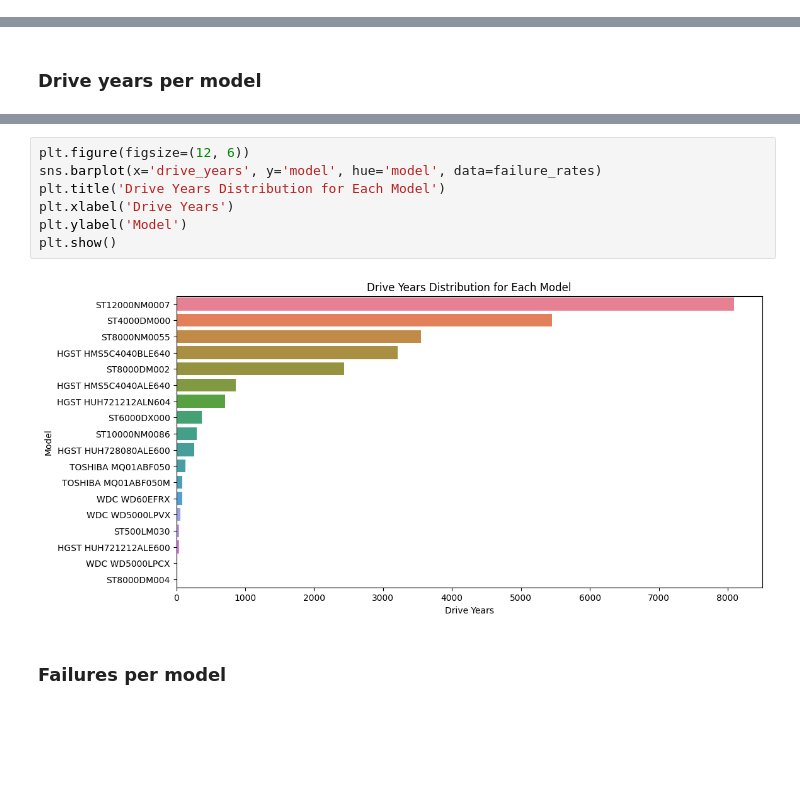
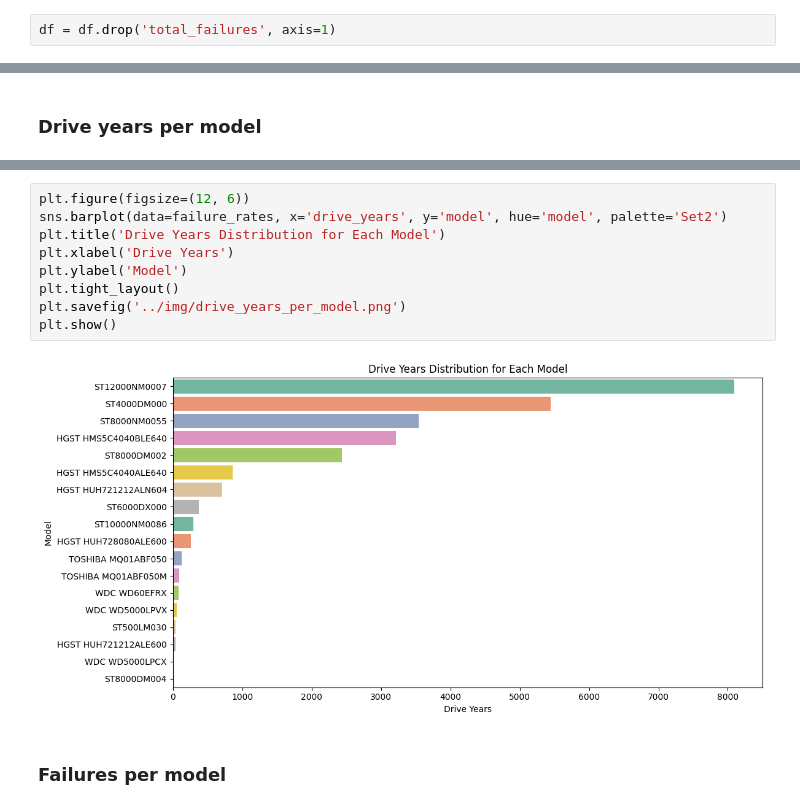
Before and after one commit to baari-ali/hard-drive-predictive-maintenance, a Jupyter notebook: src/data_analysis.ipynb, the cells around one changed output, grey strips where cells are left out. Cells and saved outputs as stored; diff of their text form; blank space fills up the shorter version.

```diff
--- a/src/data_analysis.ipynb
+++ b/src/data_analysis.ipynb
@@ -89,3 +66,5 @@ df[df['total_failures'] > 1]['serial_number'].nunique()
+# %%
+df = df.drop('total_failures', axis=1)
 # %% [markdown]
 ## Emulating Backblaze's method to calculate the annual failure rate from their SQL files
 # %% [markdown]
@@ -403,12 +432,14 @@ plt.show()
 # %%
 plt.figure(figsize=(12, 6))
-sns.barplot(x='drive_years', y='model', hue='model', data=failure_rates)
+sns.barplot(data=failure_rates, x='drive_years', y='model', hue='model', palette='Set2')
 plt.title('Drive Years Distribution for Each Model')
 plt.xlabel('Drive Years')
 plt.ylabel('Model')
+plt.tight_layout()
+plt.savefig('../img/drive_years_per_model.png')
 plt.show()
 # %% [output]
-[figure, old version]
+[figure, new version]
 # %% [markdown]
 ### Failures per model
 # %%
```
Also changed, not shown: parts of 44 cells of this notebook.
